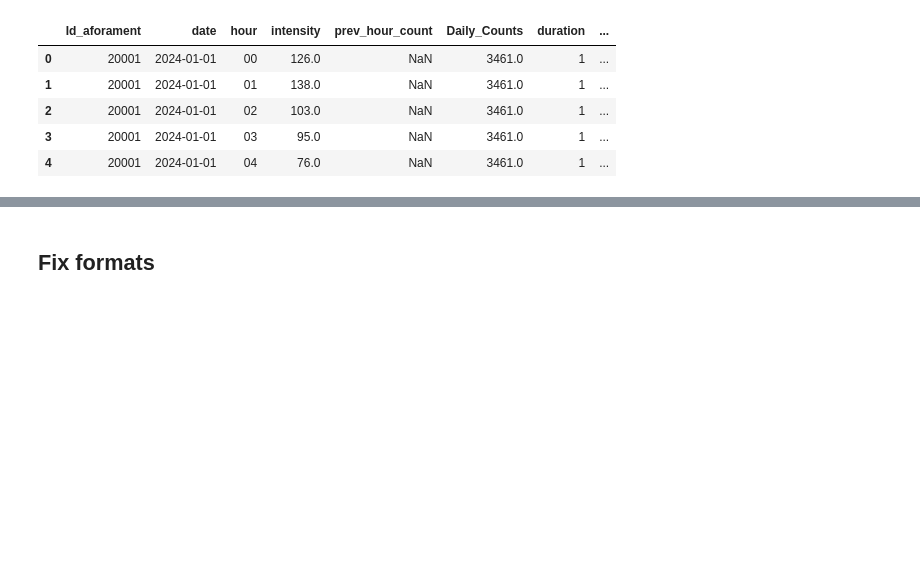
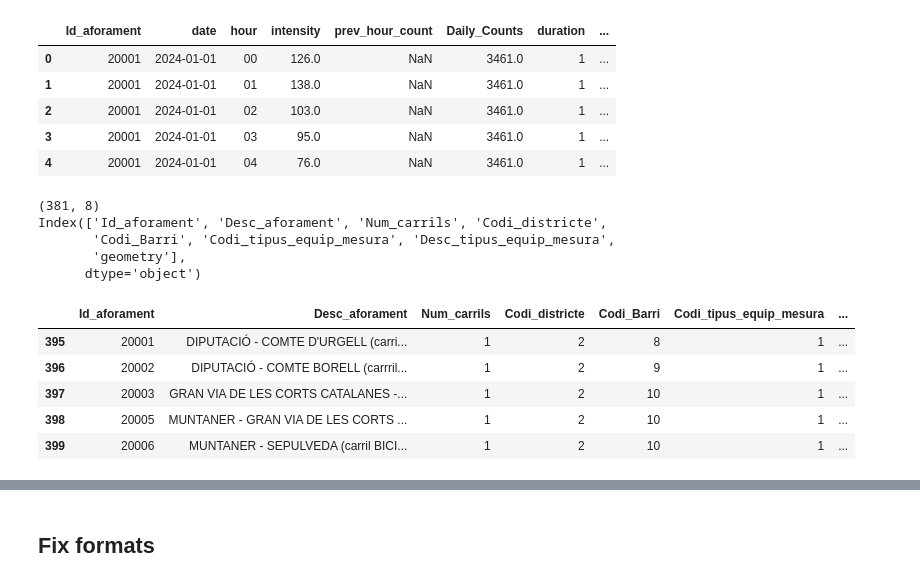
Before and after one commit to cyclingMoritz/250MUM006, a Jupyter notebook: notebooks/013-luca_traffic_indices_calculate.ipynb, the cells around one changed output, grey strips where cells are left out. Cells and saved outputs as stored; diff of their text form; code cells hidden in the pictures; blank space fills up the shorter version.

```diff
--- a/notebooks/013-luca_traffic_indices_calculate.ipynb
+++ b/notebooks/013-luca_traffic_indices_calculate.ipynb
@@ -44,3 +44,23 @@ Index(['Id_aforament', 'date', 'hour', 'intensity', 'prev_hour_count',
 | 2 | 20001 | 2024-01-01 | 02 | 103.0 | NaN | 3461.0 | 1 | ... |
 | 3 | 20001 | 2024-01-01 | 03 | 95.0 | NaN | 3461.0 | 1 | ... |
 | 4 | 20001 | 2024-01-01 | 04 | 76.0 | NaN | 3461.0 | 1 | ... |
+# %%
+#Station data
+stations = gpd.read_parquet(Path(INPUT_DATA_PATH) / f'stations_data{YEAR}.parquet')
+
+# Explore the data (shape, columns, head, etc)
+print(stations.shape)
+print(stations.columns)
+stations.head()
+# %% [output]
+(381, 8)
+Index(['Id_aforament', 'Desc_aforament', 'Num_carrils', 'Codi_districte',
+       'Codi_Barri', 'Codi_tipus_equip_mesura', 'Desc_tipus_equip_mesura',
+       'geometry'],
+      dtype='object')
+|  | Id_aforament | Desc_aforament | Num_carrils | Codi_districte | Codi_Barri | Codi_tipus_equip_mesura | ... |
+| 395 | 20001 | DIPUTACIÓ - COMTE D'URGELL (carri... | 1 | 2 | 8 | 1 | ... |
+| 396 | 20002 | DIPUTACIÓ - COMTE BORELL (carrril... | 1 | 2 | 9 | 1 | ... |
+| 397 | 20003 | GRAN VIA DE LES CORTS CATALANES -... | 1 | 2 | 10 | 1 | ... |
+| 398 | 20005 | MUNTANER - GRAN VIA DE LES CORTS ... | 1 | 2 | 10 | 1 | ... |
+| 399 | 20006 | MUNTANER - SEPULVEDA (carril BICI... | 1 | 2 | 10 | 1 | ... |
```
Also changed, not shown: parts of 10 cells of this notebook.
